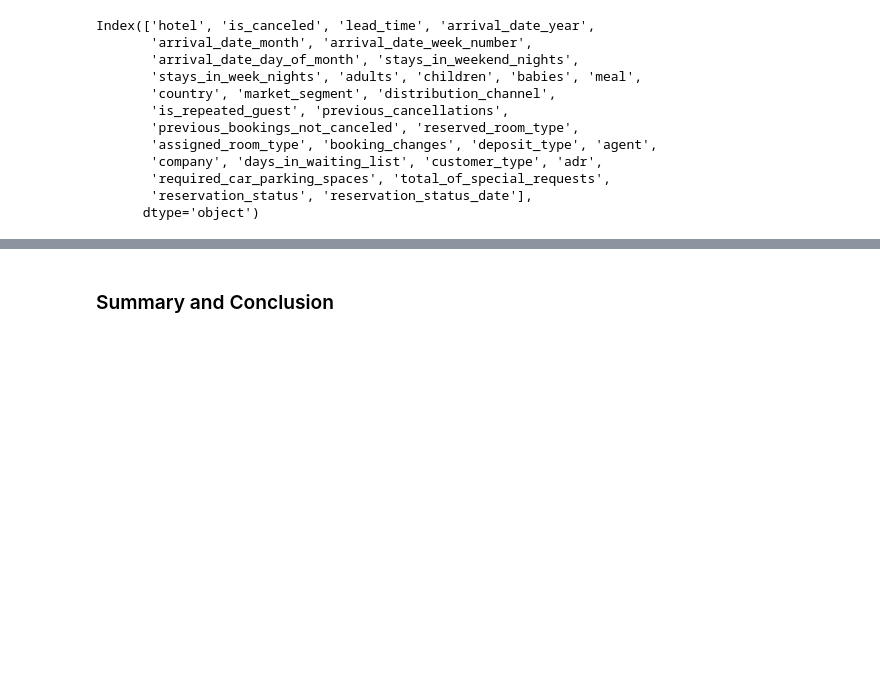
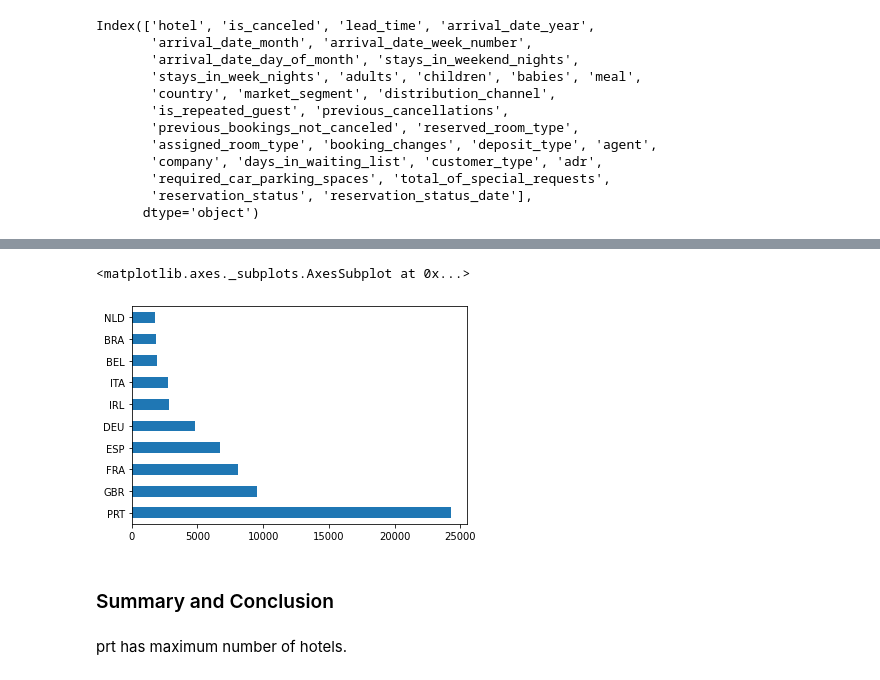
Before and after one commit to Pawan-kumar-Singh/Hotel_Booking-_Analysis, a Jupyter notebook: Hotel_Booking_Analysis_Capstone_Project.ipynb, the cells around one changed output, grey strips where cells are left out. Saved outputs shown, nothing was run; the diff lists cells and outputs as text; code cells hidden in the pictures; blank space fills up the shorter version.

```diff
--- a/Hotel_Booking_Analysis_Capstone_Project.ipynb
+++ b/Hotel_Booking_Analysis_Capstone_Project.ipynb
@@ -591,3 +591,6 @@ Index(['hotel', 'is_canceled', 'lead_time', 'arrival_date_year',
        'required_car_parking_spaces', 'total_of_special_requests',
        'reservation_status', 'reservation_status_date'],
       dtype='object')
+# %%
+count_country = df.country.value_counts()
+count_country
@@ -594,2 +626,9 @@ Index(['hotel', 'is_canceled', 'lead_time', 'arrival_date_year',
+# %%
+count_country[:10].plot(kind='barh')
+# %% [output]
+<matplotlib.axes._subplots.AxesSubplot at 0x...>
+[figure, added]
 # %% [markdown]
 ### Summary and Conclusion
+# %% [markdown]
+prt has maximum number of hotels.
```
Also changed, not shown: parts of 3 cells of this notebook.
